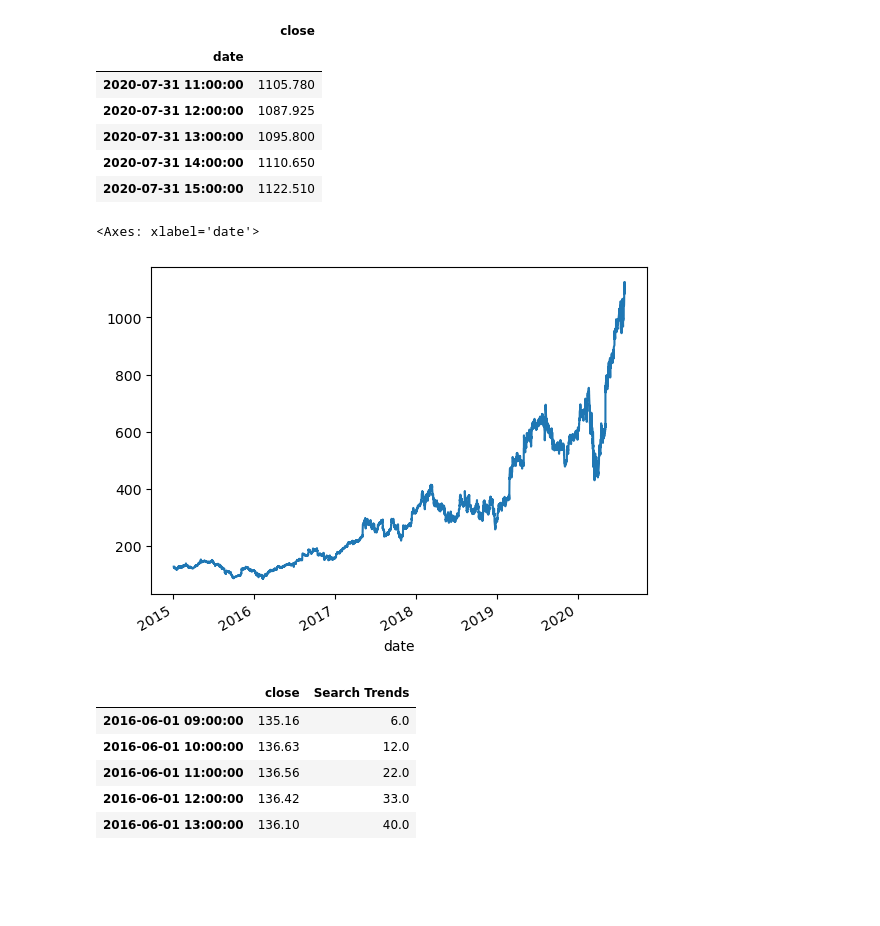
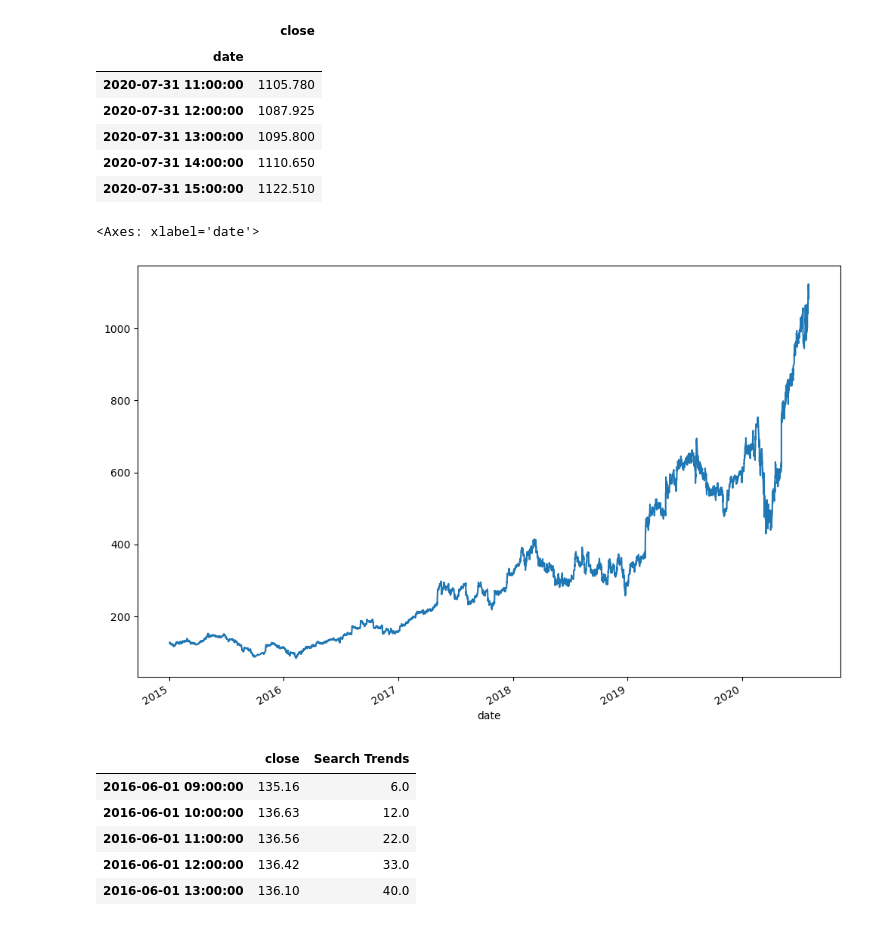
Before and after one commit to Stephensingletary/prophet-challenge, a Jupyter notebook: forecasting_net_prophet.ipynb, the cells around one changed output. Saved outputs shown, nothing was run; the diff lists cells and outputs as text; code cells hidden in the pictures; blank space fills up the shorter version.

```diff
--- a/forecasting_net_prophet.ipynb
+++ b/forecasting_net_prophet.ipynb
@@ -235,9 +235,10 @@ display(df_mercado_stock.tail())
 | 2020-07-31 15:00:00 | 1122.510 |
 # %%
 # Visualize the closing price of the df_mercado_stock DataFrame
+df_mercado_stock['close'].plot(figsize=(12, 8))
 # %% [output]
 <Axes: xlabel='date'>
-[figure, old version]
+[figure, new version]
 # %%
 # Concatenate the df_mercado_stock DataFrame with the df_mercado_trends DataFrame
 # Concatenate the DataFrame by columns (axis=1), and drop and rows with only one column of data
```
Also changed, not shown: parts of 22 cells of this notebook.
